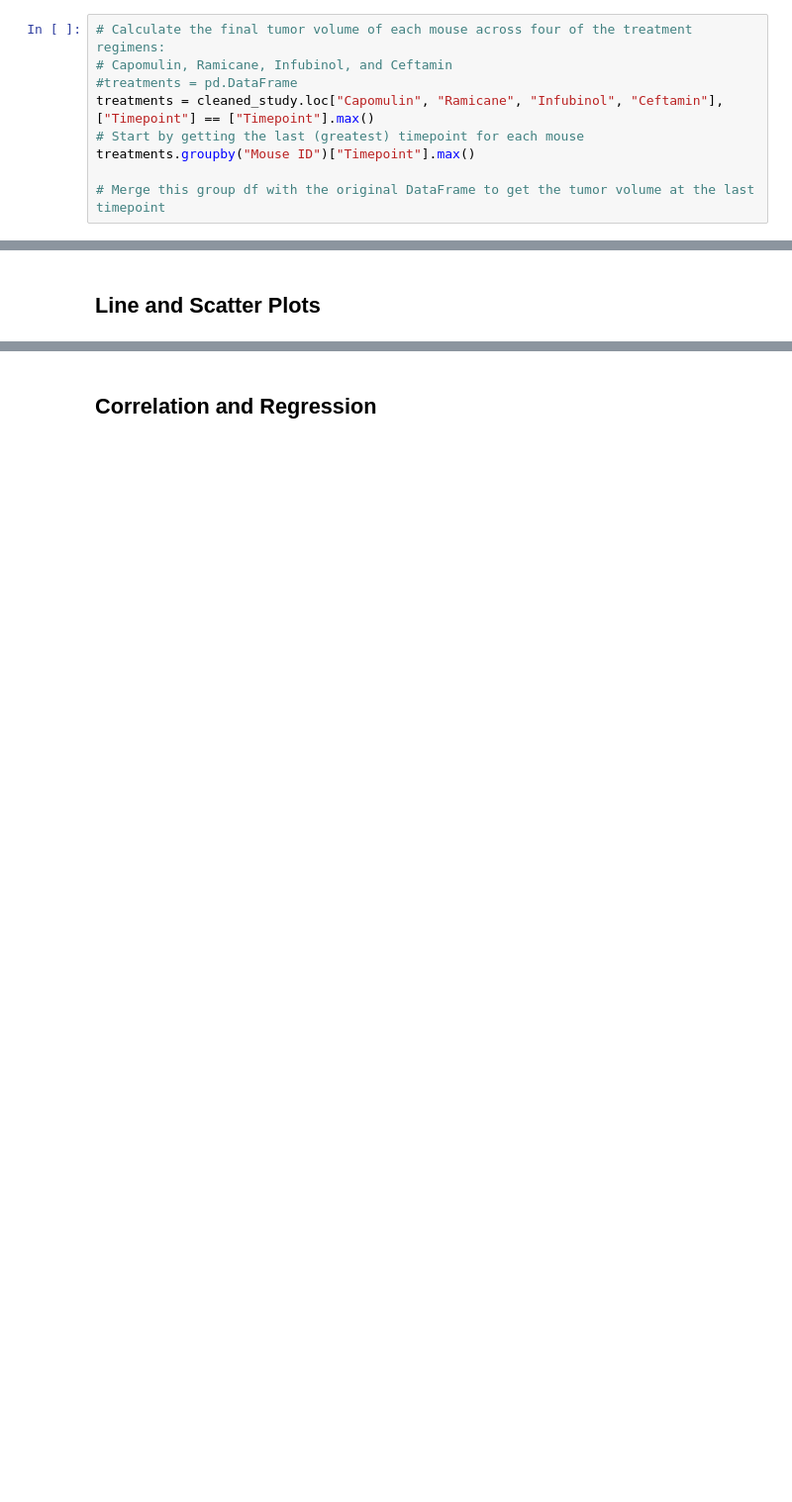
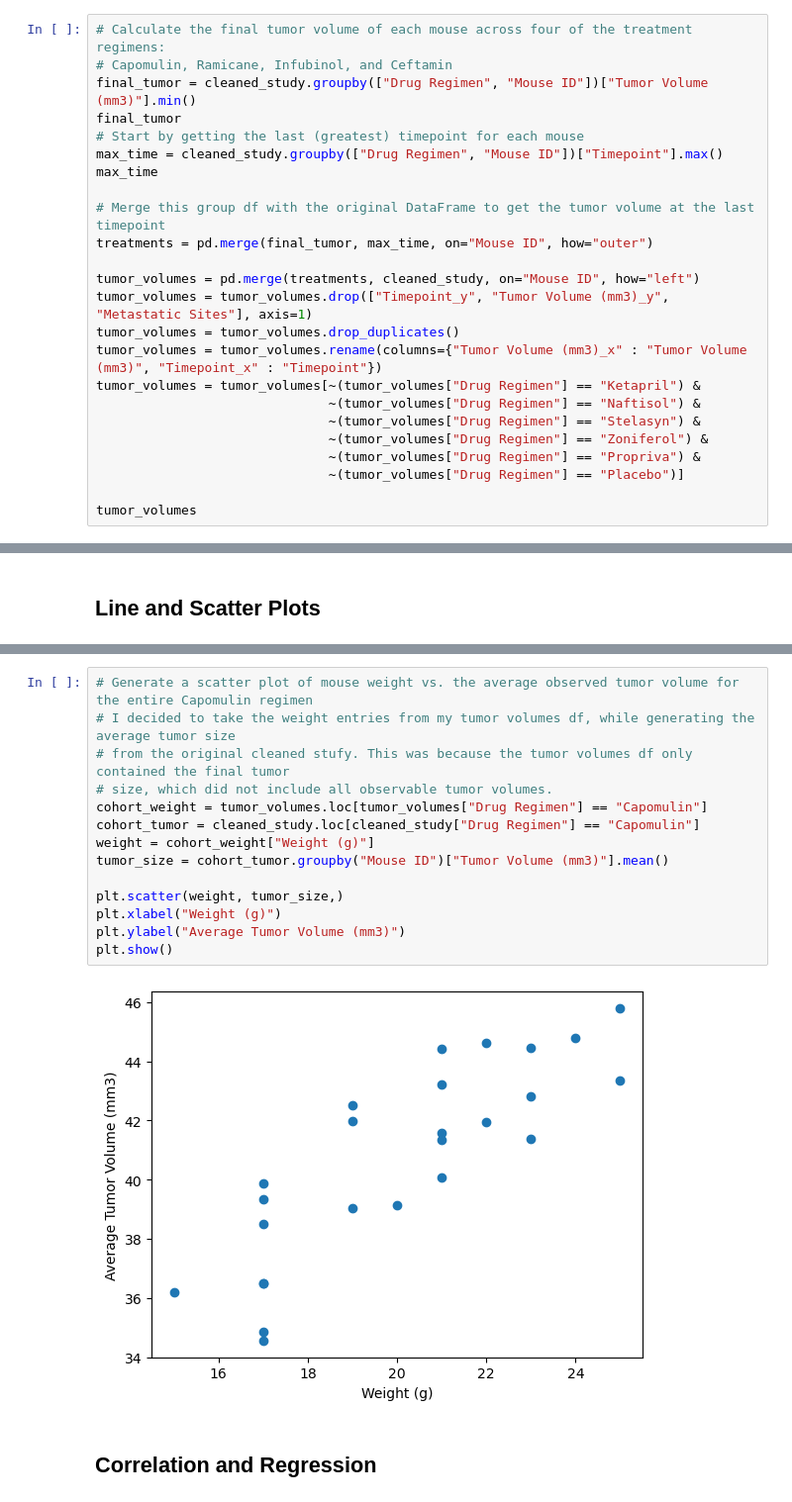
Before and after one commit to d6kramer/matplotlib-challenge, a Jupyter notebook: Starter_Code/Pymaceuticals/pymaceuticals_working.ipynb, the cells around one changed output, grey strips where cells are left out. Shown at 99% size. Saved outputs shown, nothing was run; the diff lists cells and outputs as text; blank space fills up the shorter version.

Commit message:
Only analysis and bow-whisker section to complete. Tutor session Monday 2pm.

```diff
--- a/Starter_Code/Pymaceuticals/pymaceuticals_working.ipynb
+++ b/Starter_Code/Pymaceuticals/pymaceuticals_working.ipynb
@@ -189,10 +186,25 @@ plt.show()
 # %%
 # Calculate the final tumor volume of each mouse across four of the treatment regimens:
 # Capomulin, Ramicane, Infubinol, and Ceftamin
-#treatments = pd.DataFrame
-treatments = cleaned_study.loc["Capomulin", "Ramicane", "Infubinol", "Ceftamin"], ["Timepoint"] == ["Timepoint"].max()
+final_tumor = cleaned_study.groupby(["Drug Regimen", "Mouse ID"])["Tumor Volume (mm3)"].min()
+final_tumor
 # Start by getting the last (greatest) timepoint for each mouse
-treatments.groupby("Mouse ID")["Timepoint"].max()
+max_time = cleaned_study.groupby(["Drug Regimen", "Mouse ID"])["Timepoint"].max()
+max_time
 
 # Merge this group df with the original DataFrame to get the tumor volume at the last timepoint
+treatments = pd.merge(final_tumor, max_time, on="Mouse ID", how="outer")
+
+tumor_volumes = pd.merge(treatments, cleaned_study, on="Mouse ID", how="left")
+tumor_volumes = tumor_volumes.drop(["Timepoint_y", "Tumor Volume (mm3)_y", "Metastatic Sites"], axis=1)
+tumor_volumes = tumor_volumes.drop_duplicates()
+tumor_volumes = tumor_volumes.rename(columns={"Tumor Volume (mm3)_x" : "Tumor Volume (mm3)", "Timepoint_x" : "Timepoint"})
+tumor_volumes = tumor_volumes[~(tumor_volumes["Drug Regimen"] == "Ketapril") &
+                              ~(tumor_volumes["Drug Regimen"] == "Naftisol") &
+                              ~(tumor_volumes["Drug Regimen"] == "Stelasyn") &
+                              ~(tumor_volumes["Drug Regimen"] == "Zoniferol") &
+                              ~(tumor_volumes["Drug Regimen"] == "Propriva") &
+                              ~(tumor_volumes["Drug Regimen"] == "Placebo")]
+
+tumor_volumes
 # %% [output]
@@ -237,2 +288,18 @@ Ceftamin's potential outliers: Series([], Name: Tumor Volume (mm3), dtype: float
+# %%
+# Generate a scatter plot of mouse weight vs. the average observed tumor volume for the entire Capomulin regimen
+# I decided to take the weight entries from my tumor volumes df, while generating the average tumor size
+# from the original cleaned stufy. This was because the tumor volumes df only contained the final tumor
+# size, which did not include all observable tumor volumes.
+cohort_weight = tumor_volumes.loc[tumor_volumes["Drug Regimen"] == "Capomulin"]
+cohort_tumor = cleaned_study.loc[cleaned_study["Drug Regimen"] == "Capomulin"]
+weight = cohort_weight["Weight (g)"]
+tumor_size = cohort_tumor.groupby("Mouse ID")["Tumor Volume (mm3)"].mean()
+
+plt.scatter(weight, tumor_size,)
+plt.xlabel("Weight (g)")
+plt.ylabel("Average Tumor Volume (mm3)")
+plt.show()
+# %% [output]
+[figure, added]
 # %% [markdown]
 ## Correlation and Regression
```
Also changed, not shown: parts of 13 cells of this notebook, 1 other file.
